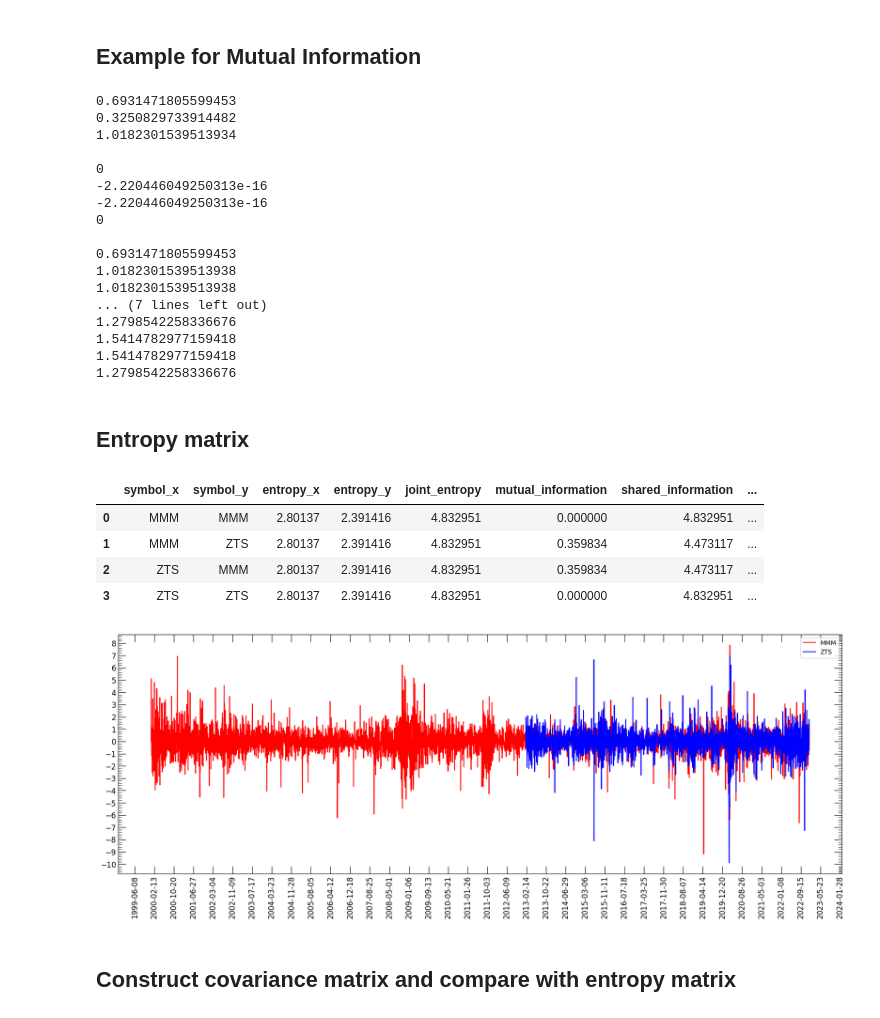
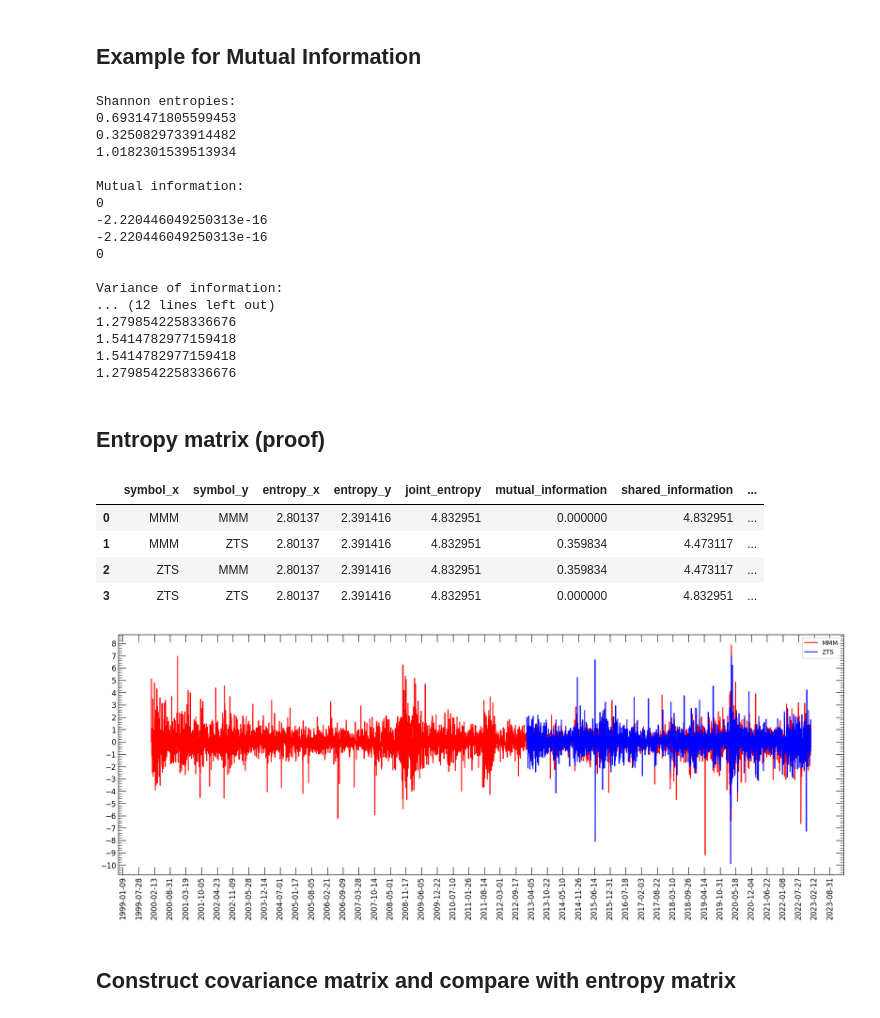
Before and after one commit to fsabrilb/Market_Efficiency, a Jupyter notebook: scripts/estimate_covariance_matrix_entropy.ipynb, the cells around one changed output. Cells and saved outputs as stored; diff of their text form; code cells hidden in the pictures.

```diff
--- a/scripts/estimate_covariance_matrix_entropy.ipynb
+++ b/scripts/estimate_covariance_matrix_entropy.ipynb
@@ -43,47 +43,47 @@ joint_yx = [0.05, 0.05, 0.45, 0.45]
 joint_yy = [0.01, 0.09, 0.09, 0.81]
 joint_proof = [0.1, 0.2, 0.3, 0.4]
 
-
+print("Shannon entropies: ")
 print(mf.estimate_renyi_entropy(x = x, p = 1))
 print(mf.estimate_renyi_entropy(x = y, p = 1))
 print(mf.estimate_renyi_entropy(x = x, p = 1) + mf.estimate_renyi_entropy(x = y, p = 1))
-print("")
+print("\nMutual information: ")
 print(mf.estimate_mutual_information(x = x, y = x, joint_xy = joint_xx))
 print(mf.estimate_mutual_information(x = x, y = y, joint_xy = joint_xy))
 print(mf.estimate_mutual_information(x = y, y = x, joint_xy = joint_yx))
 print(mf.estimate_mutual_information(x = y, y = y, joint_xy = joint_yy))
-print("")
+print("\nVariance of information: ")
 print(mf.estimate_shared_information_distance(x = x, y = x, joint_xy = joint_xx) / 2)
 print(mf.estimate_shared_information_distance(x = x, y = y, joint_xy = joint_xy))
 print(mf.estimate_shared_information_distance(x = y, y = x, joint_xy = joint_yx))
 print(mf.estimate_shared_information_distance(x = y, y = y, joint_xy = joint_yy) / 2)
-print("")
+print("\nMutual information changing joint probability: ")
 print(mf.estimate_mutual_information(x = x, y = x, joint_xy = joint_proof))
 print(mf.estimate_mutual_information(x = x, y = y, joint_xy = joint_proof))
 print(mf.estimate_mutual_information(x = y, y = x, joint_xy = joint_proof))
 print(mf.estimate_mutual_information(x = y, y = y, joint_xy = joint_proof))
-print("")
+print("\nVariance of information changing joint probability: ")
 print(mf.estimate_shared_information_distance(x = x, y = x, joint_xy = joint_proof))
 print(mf.estimate_shared_information_distance(x = x, y = y, joint_xy = joint_proof))
 print(mf.estimate_shared_information_distance(x = y, y = x, joint_xy = joint_proof))
 print(mf.estimate_shared_information_distance(x = y, y = y, joint_xy = joint_proof))
 # %% [output]
+Shannon entropies:
 0.6931471805599453
 0.3250829733914482
 1.0182301539513934
 
+Mutual information:
 0
 -2.220446049250313e-16
 -2.220446049250313e-16
 0
 
-0.6931471805599453
-1.0182301539513938
-1.0182301539513938
-... (7 lines left out)
+Variance of information:
+... (12 lines left out)
 1.2798542258336676
 1.5414782977159418
 1.5414782977159418
 1.2798542258336676
 # %% [markdown]
-## Entropy matrix
+## Entropy matrix (proof)
@@ -199,27 +106,27 @@ estimate_shared_info_pairs(df = df_stock_index, symbol_x = "MMM", symbol_y = "ZT
 # %%
 import matplotlib.pyplot as plt # type: ignore
 import matplotlib.ticker as mtick # type: ignore
 
 fig,ax = plt.subplots()
 fig.set_size_inches(w = 21, h = 7)
 
 df_1 = df_stock_index[df_stock_index["symbol"] == "MMM"]
 df_2 = df_stock_index[df_stock_index["symbol"] == "ZTS"]
 
 ax.plot(df_1["date"], df_1["normalized_log_return"], color = "red", label = "MMM")
 ax.plot(df_2["date"], df_2["normalized_log_return"], color = "blue", label = "ZTS")
 
 ax.tick_params(which = "major", direction = "in", top = True, right = True, labelsize = 12, length = 12)
 ax.tick_params(which = "minor", direction = "in", top = True, right = True, labelsize = 12, length = 6)
-ax.xaxis.set_major_locator(mtick.MaxNLocator(40))
+ax.xaxis.set_major_locator(mtick.MaxNLocator(60))
 #ax.xaxis.set_minor_locator(mtick.MaxNLocator(4 * 20))
 ax.yaxis.set_major_locator(mtick.MaxNLocator(20))
 ax.yaxis.set_minor_locator(mtick.MaxNLocator(5 * 20))
 ax.tick_params(axis = "x", labelrotation = 90)
 ax.legend()
 plt.show()
 # %% [output]
-[figure, old version]
+[figure, new version]
 # %% [markdown]
 ## Construct covariance matrix and compare with entropy matrix
 # %%
```
Also changed, not shown: parts of 17 cells of this notebook, 6 other files.
